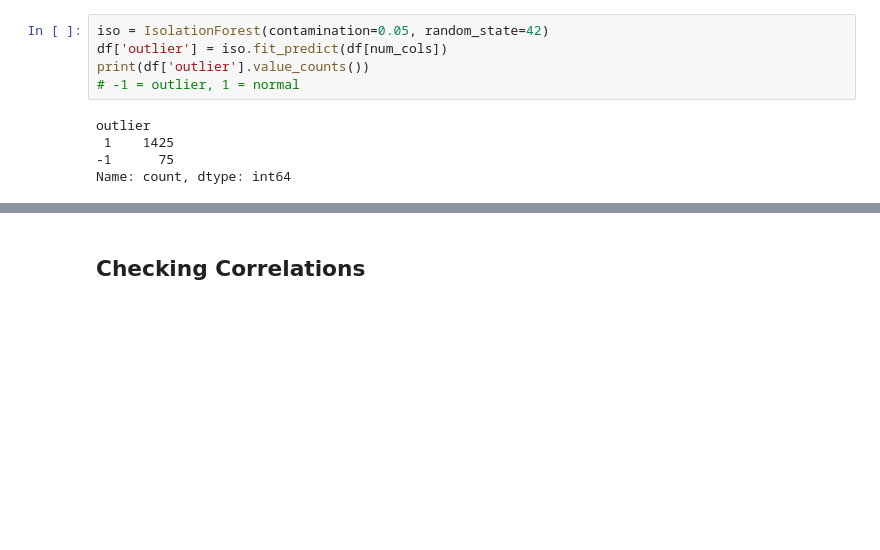
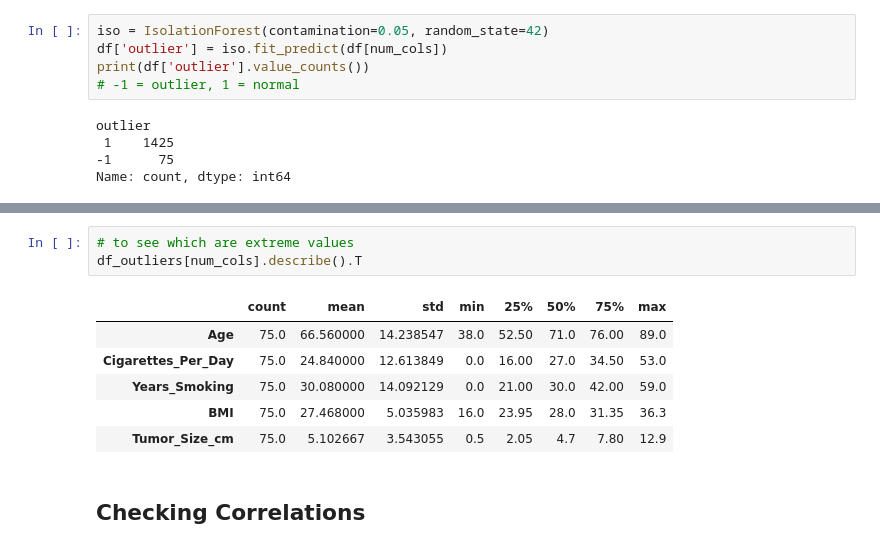
Before and after one commit to jdncpng/dpp-projekt, a Jupyter notebook: notebooks/01_exploration.ipynb, the cells around one changed output, grey strips where cells are left out. Drawn from its saved outputs; the diff is of its cells as text; blank space fills up the shorter version.

```diff
--- a/notebooks/01_exploration.ipynb
+++ b/notebooks/01_exploration.ipynb
@@ -221,3 +228,13 @@ Name: count, dtype: int64
+# %%
+# to see which are extreme values
+df_outliers[num_cols].describe().T
+# %% [output]
+|  | count | mean | std | min | 25% | 50% | 75% | max |
+| Age | 75.0 | 66.560000 | 14.238547 | 38.0 | 52.50 | 71.0 | 76.00 | 89.0 |
+| Cigarettes_Per_Day | 75.0 | 24.840000 | 12.613849 | 0.0 | 16.00 | 27.0 | 34.50 | 53.0 |
+| Years_Smoking | 75.0 | 30.080000 | 14.092129 | 0.0 | 21.00 | 30.0 | 42.00 | 59.0 |
+| BMI | 75.0 | 27.468000 | 5.035983 | 16.0 | 23.95 | 28.0 | 31.35 | 36.3 |
+| Tumor_Size_cm | 75.0 | 5.102667 | 3.543055 | 0.5 | 2.05 | 4.7 | 7.80 | 12.9 |
 # %% [markdown]
 ## Checking Correlations
 # %%
```
Also changed, not shown: parts of 6 cells of this notebook, 2 other files.
